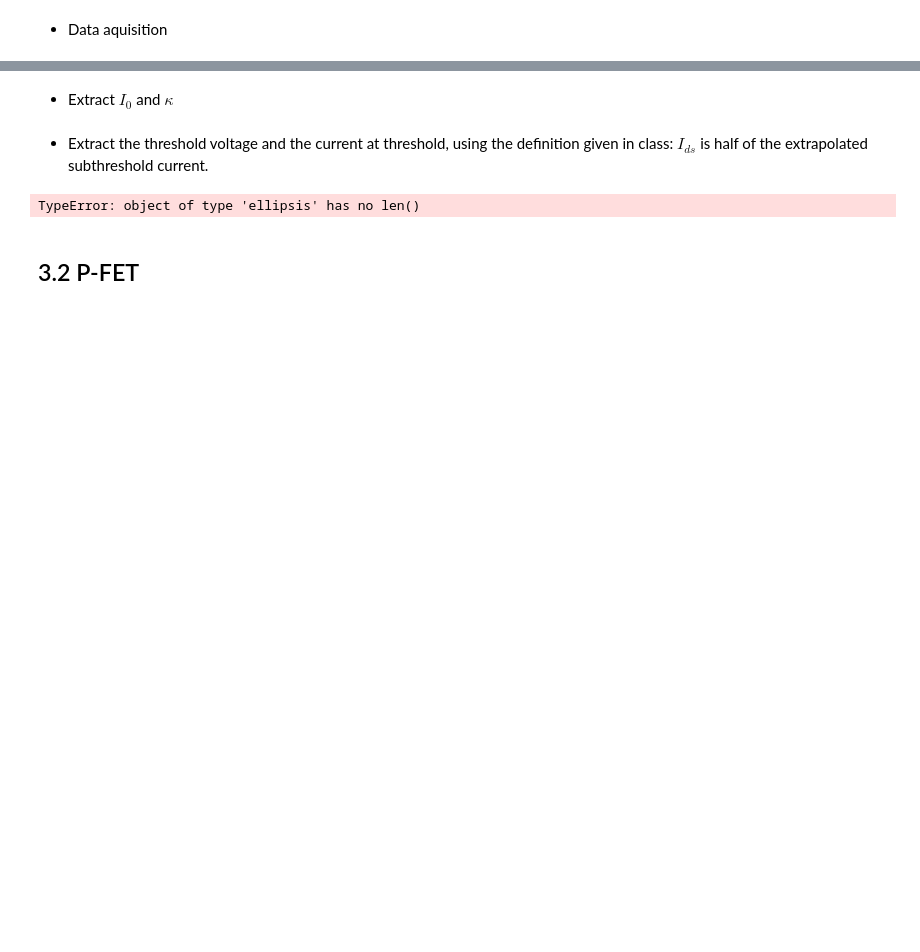
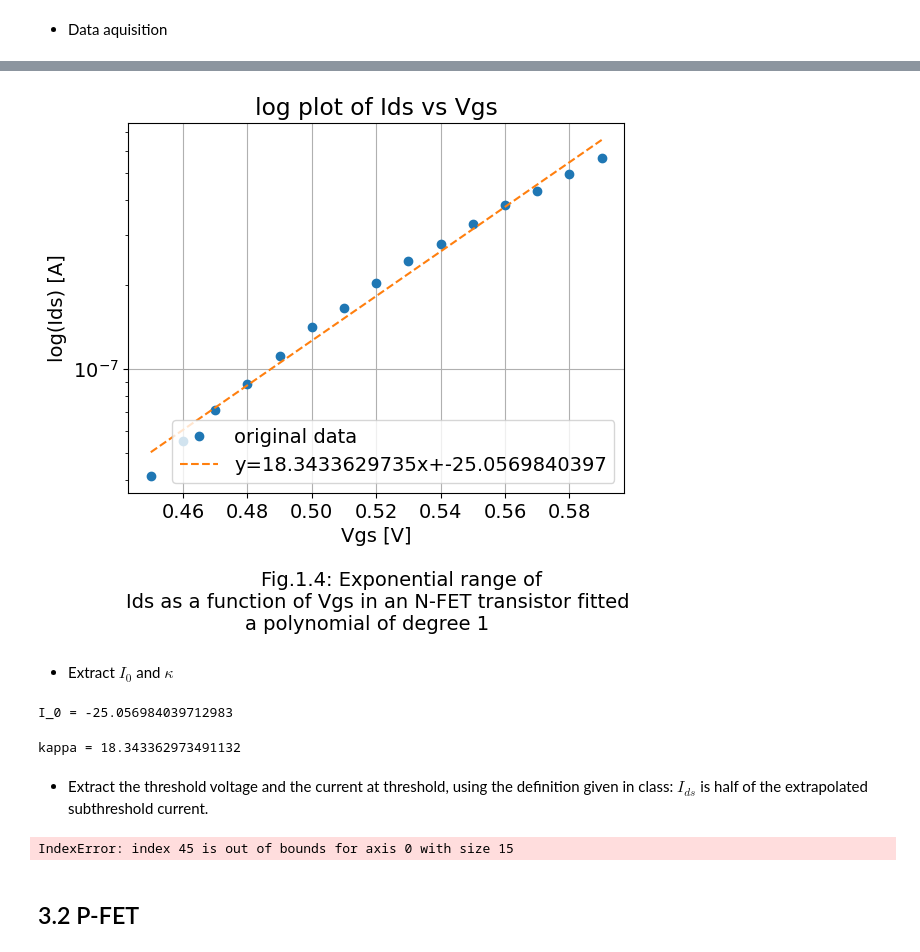
Before and after one commit to daggermaster3000/NE1, a Jupyter notebook: TP2/2022_Lab2_SubThr_GroupNumber_FirstName_LastName.ipynb, the cells around one changed output, grey strips where cells are left out. Cells and saved outputs as stored; diff of their text form; code cells hidden in the pictures; blank space fills up the shorter version.

```diff
--- a/TP2/2022_Lab2_SubThr_GroupNumber_FirstName_LastName.ipynb
+++ b/TP2/2022_Lab2_SubThr_GroupNumber_FirstName_LastName.ipynb
@@ -247,28 +309,49 @@ plt.rcParams.update({'font.size': 14})
 # %%
 # fit in the valid range (you may want to add the fitted line in the plot)
-m, b = np.polyfit(x,y,deg=1)
+m, b = np.polyfit(valid_x,np.log(valid_y),deg=1)
 # compare the orignial data points and the fitted line
-fitted_line = [m * i + b for i in x]
+fitted_line = [m * i + b for i in valid_x]
+
+plt.plot(valid_x,valid_y,"o",label='original data')
+plt.plot(valid_x,np.exp(fitted_line),"--",label=f'y={np.around(m,10)}x+{np.around(b,10)}')
+plt.xlabel('''Vgs [V]
+
+        Fig.1.4: Exponential range of
+        Ids as a function of Vgs in an N-FET transistor fitted with
+        a polynomial of degree 1           ''')
+plt.ylabel('log(Ids) [A]')
+plt.title("log plot of Ids vs Vgs")
+plt.legend()
+plt.semilogy()
+plt.grid()
+plt.show()
+# %% [output]
+[figure, added]
 # %% [markdown]
 * Extract $I_0$ and $\kappa$
 # %%
 # I_0
-
-print(...)
+#write equations...
+print(f"I_0 = {b}")
+# %% [output]
+I_0 = -25.056984039712983
 # %%
 # kappa
 
-print(...)
+print(f"kappa = {m}")
+# %% [output]
+kappa = 18.343362973491132
 # %% [markdown]
 * Extract the threshold voltage and the current at threshold, using the definition given
 in class: $I_{ds}$ is half of the extrapolated subthreshold current.
 # %%
 # compute threshold voltage
 from scipy import interpolate
-f = interpolate.interp1d(..., ...)
-f(...)
+f = interpolate.interp1d(valid_x, np.log(valid_y))
+xnew = np.arange(valid_x[45],valid_x[60],0.01)
+ynew = f(xnew)
 # %% [output]
-TypeError: object of type 'ellipsis' has no len()
+IndexError: index 45 is out of bounds for axis 0 with size 15
 # %%
 # compute Ids at threshold voltage
 I_interp = interpolate.interp1d(..., ...)
```
Also changed, not shown: parts of 53 cells of this notebook, 6 other files.
